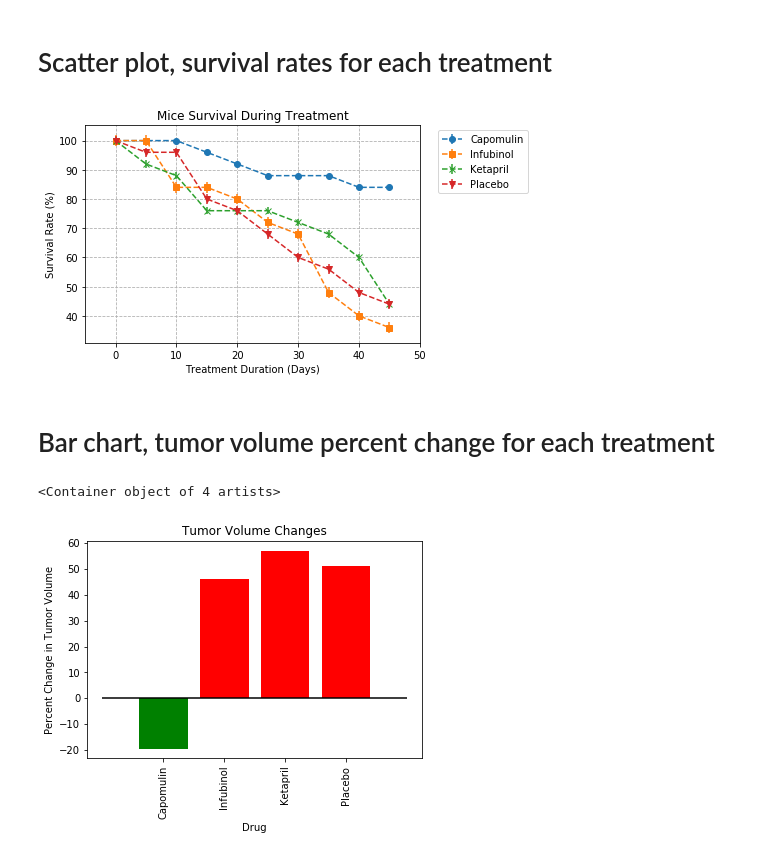
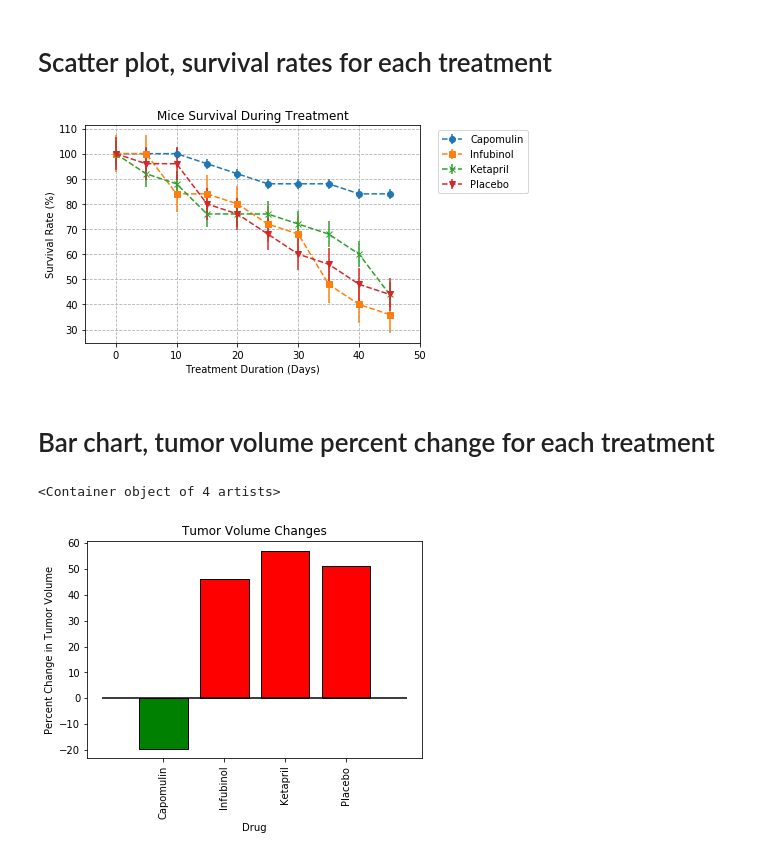
Before and after one commit to dchu101/UCBDataBootcampHW5, a Jupyter notebook: pymaceuticals_dchu.ipynb, the cells around one changed output. Cells and saved outputs as stored; diff of their text form; code cells hidden in the pictures.

```diff
--- a/pymaceuticals_dchu.ipynb
+++ b/pymaceuticals_dchu.ipynb
@@ -168,6 +129,8 @@ plt.show()
 # %% [markdown]
 # Scatter plot, survival rates for each treatment
 # %%
+# How can I make create_basic_scatter() more flexible so that I can easily input this?
+
 #Creates a groupby object for mean of tumor sizes by drug and timepoint, then converts to DF
 survival_group = trial_data.groupby(['Drug', 'Timepoint'])['Mouse ID'].count()
 survival = survival_group.to_frame()
@@ -180,7 +143,9 @@ timepoint = survival.index
 drugs = survival.columns
 
 #standard error calculation for error bar
-standard_error=survival.sem()
+standard_error=survival.sem()/25 * 100
+
+#Need to figure out a better way to do the above that's dynamic, only works right now because each trial has 25 mice
 
 #marker array to cycle through in loop for data point differentiation
 markers = ['o', 's', 'x', 'v']
@@ -188,40 +153,45 @@ markers = ['o', 's', 'x', 'v']
 #loop through each unique drug in drug name, and create scatter plot w/ error bars
 for x in range(len(drugs)):
 
     surviving_mice=survival.iloc[:, x]
 
     initial_mice=survival.iloc[0, x]
 
     marker_position = (x)%4
 
     plt.errorbar(timepoint, surviving_mice/initial_mice * 100, yerr=standard_error[x], marker=markers[marker_position], linestyle='dashed')
 
 #title
 plt.title('Mice Survival During Treatment')
 
 #grids
 plt.grid(linestyle='dashed')
 
 #limits
 plt.xlim(min(timepoint)-5, max(timepoint)+5)
 
 #axes labels
 plt.xlabel('Treatment Duration (Days)')
 plt.ylabel('Survival Rate (%)')
 
 #anchors legend to outside of the chart
 plt.legend(bbox_to_anchor=(1.04,1), loc="upper left")
 
 #show plot
 plt.show()
-
-#need to figure out how to resize for better visibility
 # %% [output]
-[figure, old version]
+[figure, new version]
 # %% [markdown]
 # Bar chart, tumor volume percent change for each treatment
 # %%
-# Use the data from the first scatter chart on tumor decrease
+#This utilizes the same volume groupby object and DF as the first scatter chart.
+#Look into how to minimize this code redundancy.
+#Creates a groupby object for mean of tumor sizes by drug and timepoint, then converts to DF
+tumor_volume_group = trial_data.groupby(['Drug', 'Timepoint'])['Tumor Volume (mm3)'].mean()
+tumor_volume = tumor_volume_group.to_frame()
+
+#Re-arranging the format of the multi-index DF for insertion into a scatter plot
+tumor_volume = tumor_volume.unstack().transpose().reset_index(level=0, drop=True)
 
 #Blank list to track % change for each treatment
 tumor_changes = []
@@ -236,7 +206,7 @@ for x in range(len(drugs)):
     tumor_change = (final_tumor_size - initial_tumor_size) / initial_tumor_size*100
     tumor_changes.append(tumor_change)
 
-    # this section adds to the bar_colors list and provides a color
+    # adds to bar_colors list and provides a color based on positive/negative value
     if (tumor_change > 0):
         bar_colors.append('red')
     else:
@@ -252,10 +222,10 @@ plt.xlabel('Drug')
 
 plt.ylabel('Percent Change in Tumor Volume')
 
-plt.bar(drugs, tumor_changes, color=bar_colors)
+plt.bar(drugs, tumor_changes, color=bar_colors, edgecolor='black')
 # %% [output]
 <Container object of 4 artists>
-[figure, old version]
+[figure, new version]
 # %%
 #Creates a groupby object for mean of tumor sizes by drug and timepoint, then converts to DF
 tumor_volume_group = trial_data.groupby(['Drug', 'Timepoint'])['Tumor Volume (mm3)'].mean()
```
Also changed, not shown: parts of 5 cells of this notebook, 1 other file.
